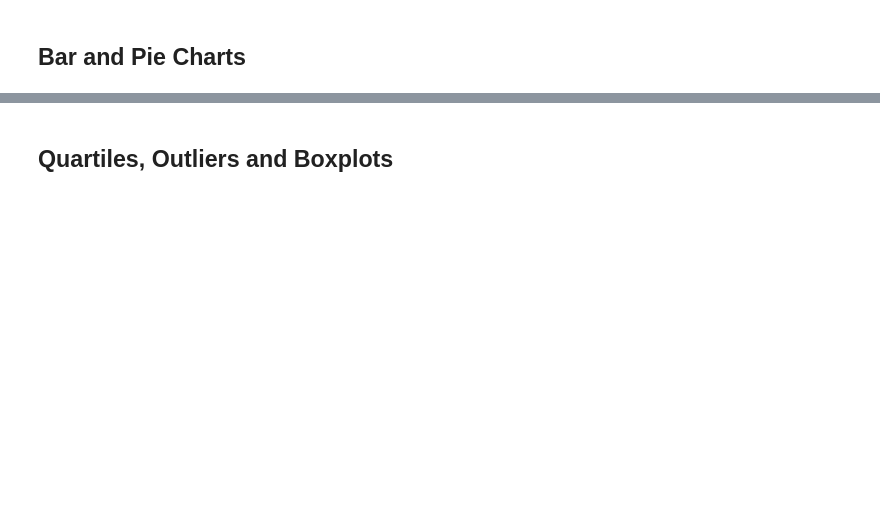
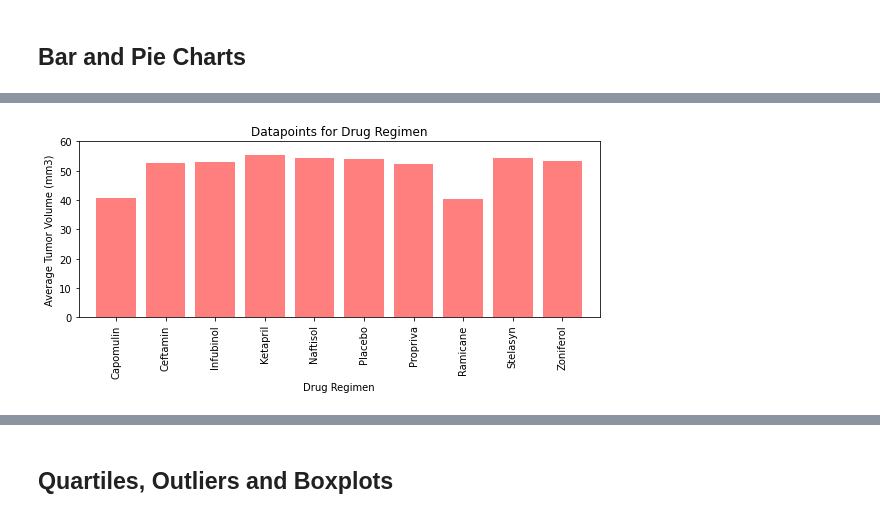
Before and after one commit to shreeniv/matplotlib-challenge, a Jupyter notebook: Pymaceuticals/pymaceuticals_starter.ipynb, the cells around one changed output, grey strips where cells are left out. Drawn from its saved outputs; the diff is of its cells as text; code cells hidden in the pictures; blank space fills up the shorter version.

```diff
--- a/Pymaceuticals/pymaceuticals_starter.ipynb
+++ b/Pymaceuticals/pymaceuticals_starter.ipynb
@@ -65,2 +110,21 @@ distinct_mouse_id
+# %%
+# General identical bar plot using pyplot instead of pandas.
+#y_axis = np.arange(len(clean_data["Mouse ID"])
+#plt.bar(x_axis, users, color='r', alpha=0.5, align="center")
+x_axis = np.arange(len(avg_vol_drug))
+tickLocations = [value for value in x_axis]
+
+plt.figure(figsize=(8, 4))
+plt.bar(x_axis, avg_vol_drug["Tumor Volume (mm3)"], color='r', alpha=0.5, align="center")
+plt.xticks(tickLocations, list(avg_vol_drug.index), rotation="vertical")
+plt.xlim(-0.75, len(x_axis) - 0.25)
+plt.ylim(0, 60)
+plt.title("Datapoints for Drug Regimen")
+plt.xlabel("Drug Regimen")
+plt.ylabel("Average Tumor Volume (mm3)")
+plt.tight_layout()
+plt.show()
+# %% [output]
+[figure, added]
 # %%
 # Generate a pie plot showing the distribution of female versus male mice using pandas
```
Also changed, not shown: parts of 17 cells of this notebook.
